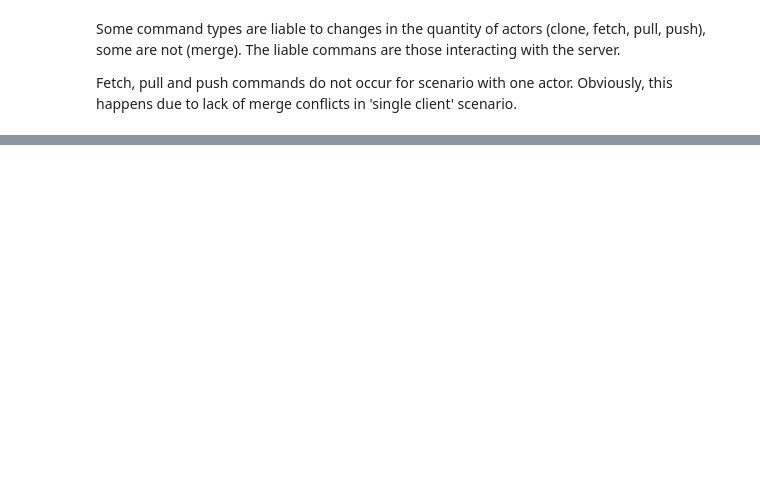
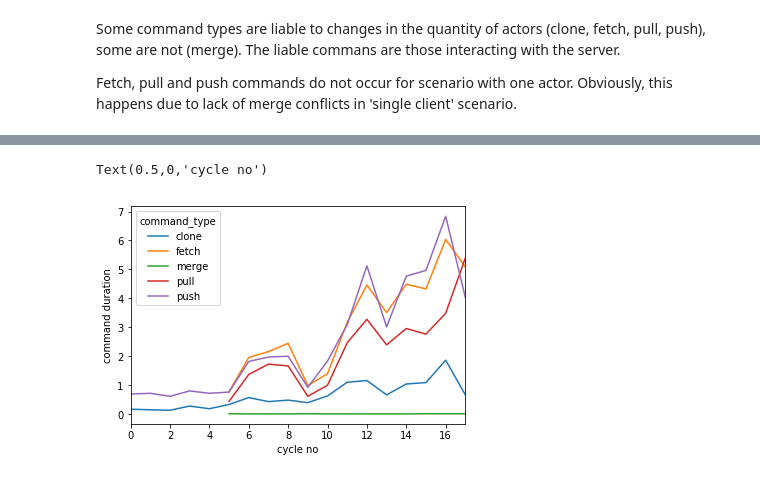
Before and after one commit to zacateras/loadtest-git-server-with-pulsar, a Jupyter notebook: report.ipynb, the cells around one changed output, grey strips where cells are left out. Cells and saved outputs as stored; diff of their text form; code cells hidden in the pictures; blank space fills up the shorter version.

```diff
--- a/report.ipynb
+++ b/report.ipynb
@@ -54,0 +71,10 @@ Fetch, pull and push commands do not occur for scenario with one actor. Obviousl
+# %%
+ax = df.groupby(['cycle_no', 'command_type'])['command_duration']\
+    .mean()\
+    .unstack()\
+    .plot()
+ax.set_ylabel('command duration')
+ax.set_xlabel('cycle no')
+# %% [output]
+Text(0.5,0,'cycle no')
+[figure, added]
```
Also changed, not shown: parts of 7 cells of this notebook.
